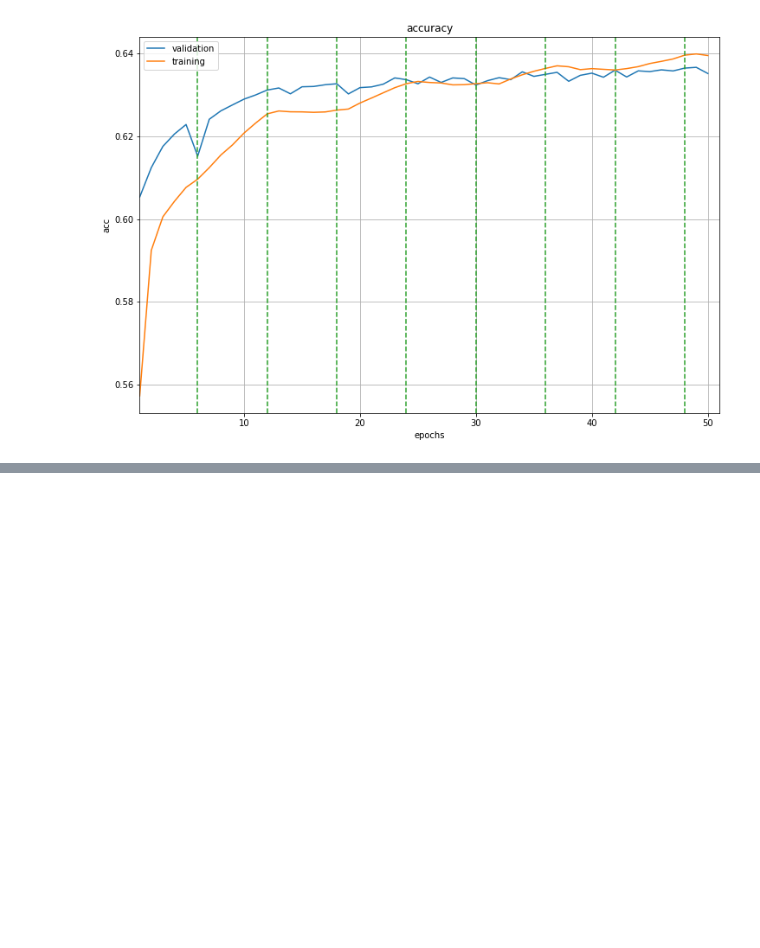
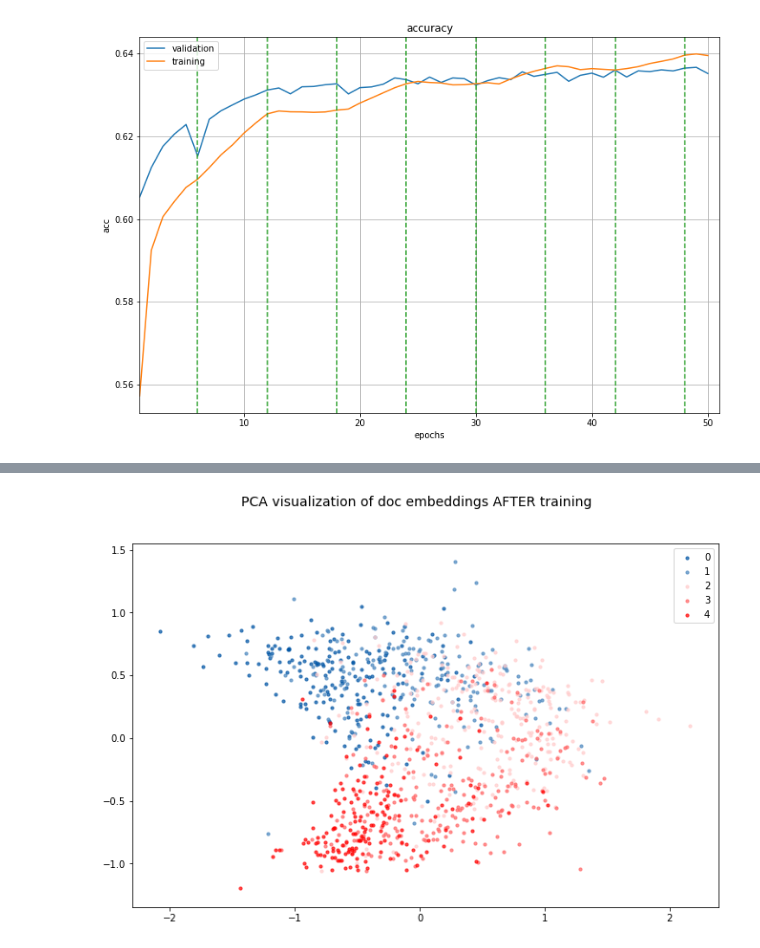
Before and after one commit to Tixierae/deep_learning_NLP, a Jupyter notebook: HAN/HAN_final.ipynb, the cells around one changed output, grey strips where cells are left out. Saved outputs shown, nothing was run; the diff lists cells and outputs as text; code cells hidden in the pictures; blank space fills up the shorter version.

Commit message:
doc embeddings and attention coeffs

```diff
--- a/HAN/HAN_final.ipynb
+++ b/HAN/HAN_final.ipynb
@@ -67,15 +67,19 @@ import matplotlib.pyplot as plt
 
 from time import strftime
 from gensim.models import KeyedVectors
+from sklearn.decomposition import PCA
+from nltk import sent_tokenize, word_tokenize
 
+import tensorflow as tf
 from keras.models import Model
 from keras import optimizers, backend as K
+from keras.backend.tensorflow_backend import _to_tensor
 from keras.callbacks import EarlyStopping, ModelCheckpoint
 from keras.layers import Input, Embedding, Dropout, Dense, TimeDistributed
 
 dataset_name = 'amazon_review_full_csv'
 n_cats = 5
-is_GPU = False # True
+is_GPU = True # False
 n_units = 50
 max_doc_size_overall = 20 # max nb of sentences allowed per document
 max_sent_size_overall = 50 # max nb of words allowed per sentence
@@ -140,7 +142,7 @@ sent_wv = Embedding(input_dim=word_vecs.shape[0],
 
 sent_wv_dr = Dropout(drop_rate)(sent_wv)
 sent_wa = bidir_gru(sent_wv_dr,n_units,is_GPU) # annotations for each word in the sentence
-sent_att_vec = AttentionWithContext()(sent_wa) # attentional vector for the sentence
+sent_att_vec,sent_att_coeffs = AttentionWithContext(return_coefficients=True)(sent_wa) # attentional vector for the sentence
 sent_att_vec_dr = Dropout(drop_rate)(sent_att_vec)
 sent_encoder = Model(sent_ints,sent_att_vec_dr)
 
@@ -161,7 +167,7 @@ We now define the **document encoder**:
 doc_ints = Input(shape=(None,None,))
 sent_att_vecs_dr = TimeDistributed(sent_encoder)(doc_ints)
 doc_sa = bidir_gru(sent_att_vecs_dr,n_units,is_GPU) # annotations for each sentence in the document
-doc_att_vec = AttentionWithContext()(doc_sa) # attentional vector for the document
+doc_att_vec,doc_att_coeffs = AttentionWithContext(return_coefficients=True)(doc_sa) # attentional vector for the document
 doc_att_vec_dr = Dropout(drop_rate)(doc_att_vec)
 
 print(sent_att_vecs_dr.shape)
@@ -541,0 +552,50 @@ for ep_idx,foo in enumerate(range(nb_epochs),1):
+# %%
+han.load_weights(path_to_save + 'han_trained_weights')
+
+get_doc_embeddings = Model(doc_ints,doc_att_vec_dr)
+
+rd_inf = read_batches(batch_names_val,
+                      path_to_batches,
+                      do_shuffle=False,
+                      do_train=True,
+                      my_max_doc_size_overall=max_doc_size_overall,
+                      my_max_sent_size_overall=max_sent_size_overall,
+                      my_n_cats=n_cats)
+
+n_batch_show = 8
+
+docs = []
+labels = []
+for rep in range(n_batch_show):
+    batch_tmp = rd_inf.__next__()
+    docs.append(batch_tmp[0])
+    labels = labels + batch_tmp[1].tolist()
+
+labels = [elt.index(1.0) for elt in labels] # convert to number of stars (1-based index)
+
+doc_emb_dim = 100
+doc_embs = np.empty((0,doc_emb_dim))
+for doc in docs:
+    doc_emb = get_doc_embeddings.predict(doc)
+    doc_embs = np.append(doc_embs,doc_emb,axis=0)
+
+my_pca = PCA(n_components=2)
+doc_embs_pca = my_pca.fit_transform(doc_embs)
+
+my_colors = ['#0055a4','#4c88bf','#ffcccc','#ff6666','#ff0000']
+fig, ax = plt.subplots()
+for label in list(set(labels)):
+    idxs = [idx for idx,elt in enumerate(labels) if elt==label]
+    ax.scatter(doc_embs_pca[idxs,0],
+               doc_embs_pca[idxs,1],
+               c = my_colors[label],
+               label=str(label),
+               alpha=0.7,
+               s=10)
+
+ax.legend(scatterpoints=1)
+fig.suptitle('PCA visualization of doc embeddings AFTER training',fontsize=14)
+fig.set_size_inches(11,7)
+fig.show()
+# %% [output]
+[figure, added]
```
Also changed, not shown: parts of 8 cells of this notebook.
